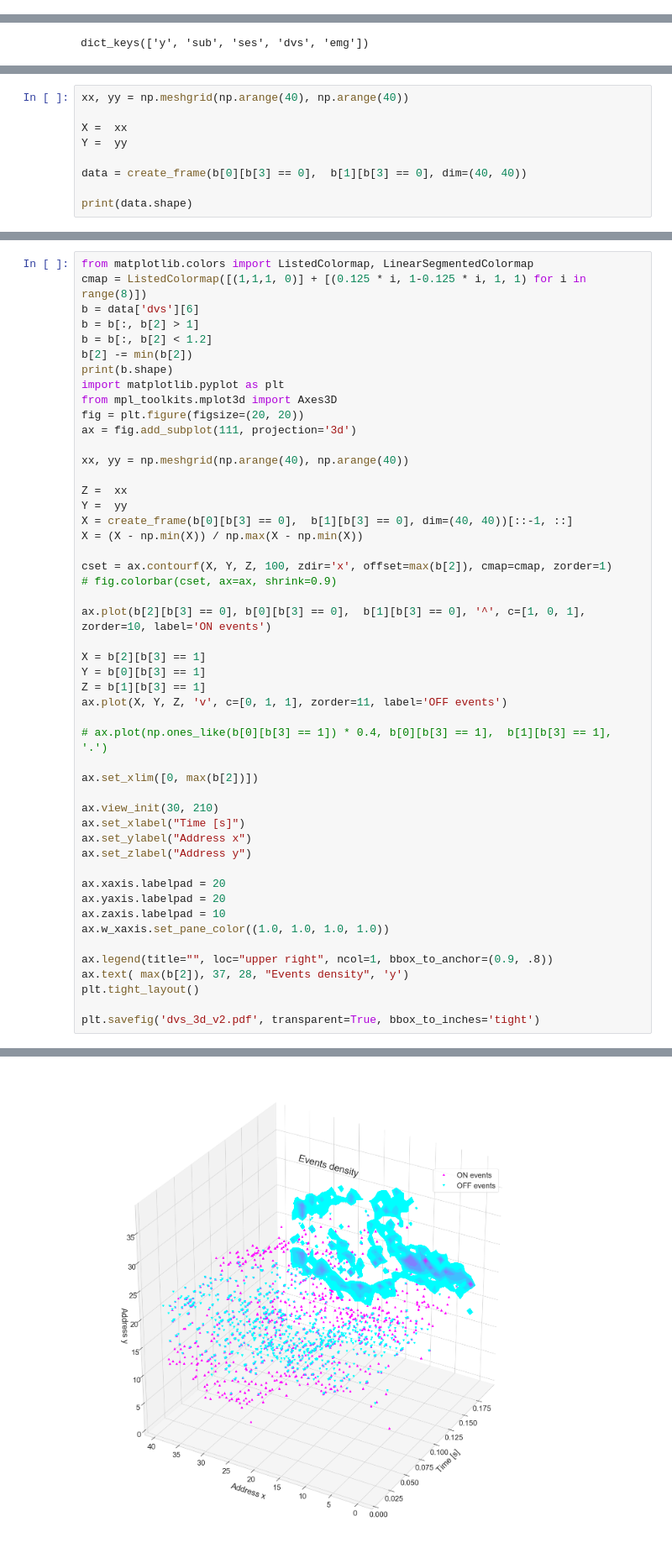
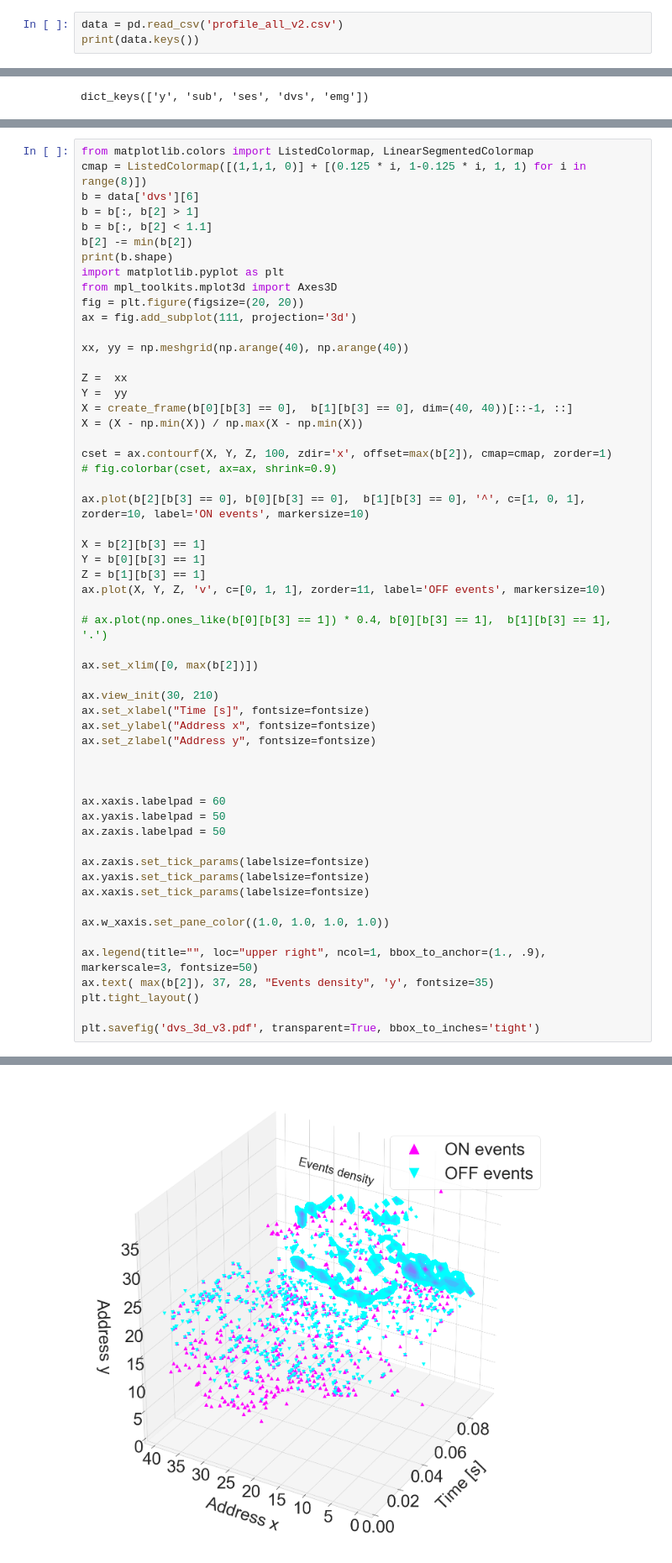
Before and after one commit to Enny1991/dvs_emg_fusion, a Jupyter notebook: plotting.ipynb, the cells around one changed output, grey strips where cells are left out. Shown at 84% size. Cells and saved outputs as stored; diff of their text form.

```diff
--- a/plotting.ipynb
+++ b/plotting.ipynb
@@ -242,3 +273,6 @@ charlotte emg         0.0       1.0  2.977906
 sumit     emg         0.0       1.0  2.848121
           fus         0.0       1.0  1.119447
           img         0.0       1.0  0.467178
+# %%
+data = pd.read_csv('profile_all_v2.csv')
+print(data.keys())
@@ -349,12 +412,3 @@ def create_frame(x, y, dim=(128, 128)):
     for _x, _y in zip(x.astype('int32'), y.astype('int32')):
         img[dim[0] - 1 - _x,_y] += 1
     return img
-# %%
-xx, yy = np.meshgrid(np.arange(40), np.arange(40))
-
-X =  xx
-Y =  yy
-
-data = create_frame(b[0][b[3] == 0],  b[1][b[3] == 0], dim=(40, 40))
-
-print(data.shape)
@@ -365,7 +417,7 @@ from matplotlib.colors import ListedColormap, LinearSegmentedColormap
 cmap = ListedColormap([(1,1,1, 0)] + [(0.125 * i, 1-0.125 * i, 1, 1) for i in range(8)])
 b = data['dvs'][6]
 b = b[:, b[2] > 1]
-b = b[:, b[2] < 1.2]
+b = b[:, b[2] < 1.1]
 b[2] -= min(b[2])
 print(b.shape)
 import matplotlib.pyplot as plt
@@ -383,30 +435,37 @@ X = (X - np.min(X)) / np.max(X - np.min(X))
 cset = ax.contourf(X, Y, Z, 100, zdir='x', offset=max(b[2]), cmap=cmap, zorder=1)
 # fig.colorbar(cset, ax=ax, shrink=0.9)
 
-ax.plot(b[2][b[3] == 0], b[0][b[3] == 0],  b[1][b[3] == 0], '^', c=[1, 0, 1], zorder=10, label='ON events')
+ax.plot(b[2][b[3] == 0], b[0][b[3] == 0],  b[1][b[3] == 0], '^', c=[1, 0, 1], zorder=10, label='ON events', markersize=10)
 
 X = b[2][b[3] == 1]
 Y = b[0][b[3] == 1]
 Z = b[1][b[3] == 1]
-ax.plot(X, Y, Z, 'v', c=[0, 1, 1], zorder=11, label='OFF events')
+ax.plot(X, Y, Z, 'v', c=[0, 1, 1], zorder=11, label='OFF events', markersize=10)
 
 # ax.plot(np.ones_like(b[0][b[3] == 1]) * 0.4, b[0][b[3] == 1],  b[1][b[3] == 1], '.')
 
 ax.set_xlim([0, max(b[2])])
 
 ax.view_init(30, 210)
-ax.set_xlabel("Time [s]")
-ax.set_ylabel("Address x")
-ax.set_zlabel("Address y")
+ax.set_xlabel("Time [s]", fontsize=fontsize)
+ax.set_ylabel("Address x", fontsize=fontsize)
+ax.set_zlabel("Address y", fontsize=fontsize)
 
-ax.xaxis.labelpad = 20
-ax.yaxis.labelpad = 20
-ax.zaxis.labelpad = 10
+
+
+ax.xaxis.labelpad = 60
+ax.yaxis.labelpad = 50
+ax.zaxis.labelpad = 50
+
+ax.zaxis.set_tick_params(labelsize=fontsize)
+ax.yaxis.set_tick_params(labelsize=fontsize)
+ax.xaxis.set_tick_params(labelsize=fontsize)
+
 ax.w_xaxis.set_pane_color((1.0, 1.0, 1.0, 1.0))
 
-ax.legend(title="", loc="upper right", ncol=1, bbox_to_anchor=(0.9, .8))
-ax.text( max(b[2]), 37, 28, "Events density", 'y')
+ax.legend(title="", loc="upper right", ncol=1, bbox_to_anchor=(1., .9), markerscale=3, fontsize=50)
+ax.text( max(b[2]), 37, 28, "Events density", 'y', fontsize=35)
 plt.tight_layout()
 
-plt.savefig('dvs_3d_v2.pdf', transparent=True, bbox_to_inches='tight')
+plt.savefig('dvs_3d_v3.pdf', transparent=True, bbox_to_inches='tight')
 # %% [output]
@@ -414 +473 @@ plt.savefig('dvs_3d_v2.pdf', transparent=True, bbox_to_inches='tight')
-[figure, old version]
+[figure, new version]
```
Also changed, not shown: parts of 15 cells of this notebook.
